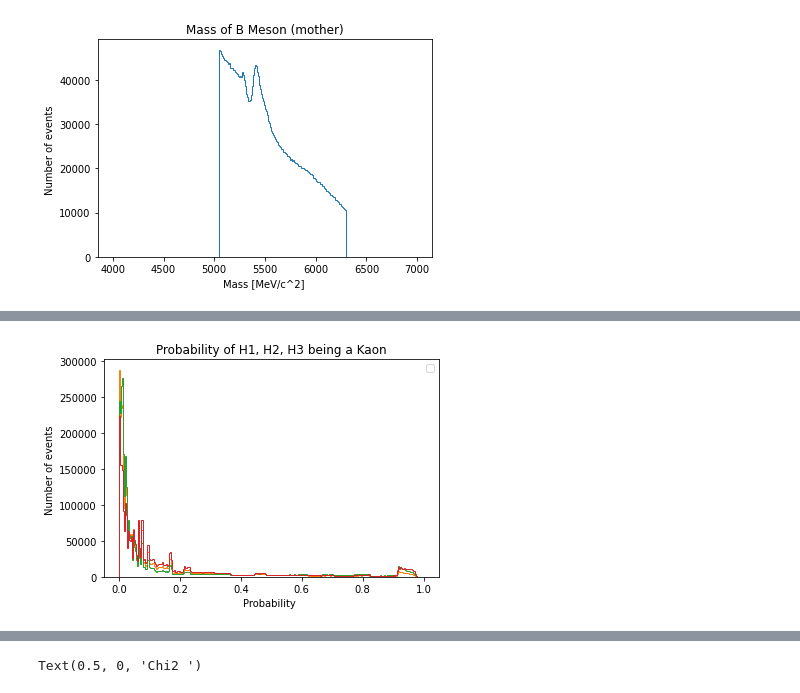
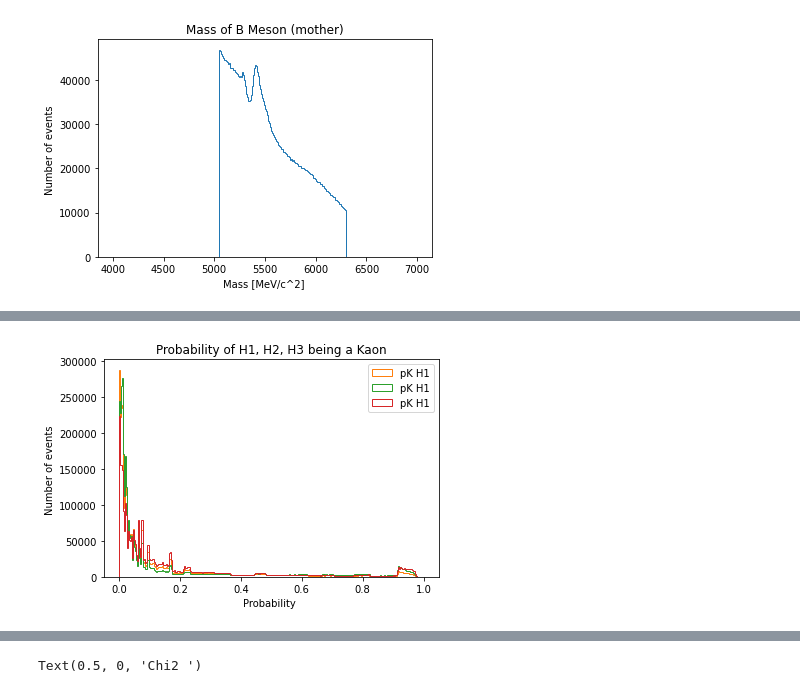
Before and after one commit to margheritawar/PRA3024, a Jupyter notebook: LHCb_2023_no_root.ipynb, the cells around one changed output, grey strips where cells are left out. Saved outputs shown, nothing was run; the diff lists cells and outputs as text; code cells hidden in the pictures.

```diff
--- a/LHCb_2023_no_root.ipynb
+++ b/LHCb_2023_no_root.ipynb
@@ -97,12 +99,13 @@ bins = 300
 range = (0,1)
 
 plt.hist(histName,bins,range,histtype='step');
-plt.hist(tree["H1_ProbK"],bins,range,histtype='step');
-plt.hist(tree["H2_ProbK"],bins,range,histtype='step');
-plt.hist(tree["H3_ProbK"],bins,range,histtype='step');
+plt.hist(tree["H1_ProbK"],bins,range,histtype='step',label='pK H1');
+plt.hist(tree["H2_ProbK"],bins,range,histtype='step',label='pK H1');
+plt.hist(tree["H3_ProbK"],bins,range,histtype='step',label='pK H1');
 
 plt.title("Probability of H1, H2, H3 being a Kaon")
 plt.ylabel("Number of events ")
 plt.xlabel("Probability ")
-#LEGEND!!!!
+plt.legend();
+plt.show()
 # %% [output]
@@ -110,4 +112,4 @@ WARNING:matplotlib.legend:No handles with labels found to put in legend.
-[figure, old version]
+[figure, new version]
 # %%
 #probability Pion
 bins = 300
```
Also changed, not shown: parts of 15 cells of this notebook.
